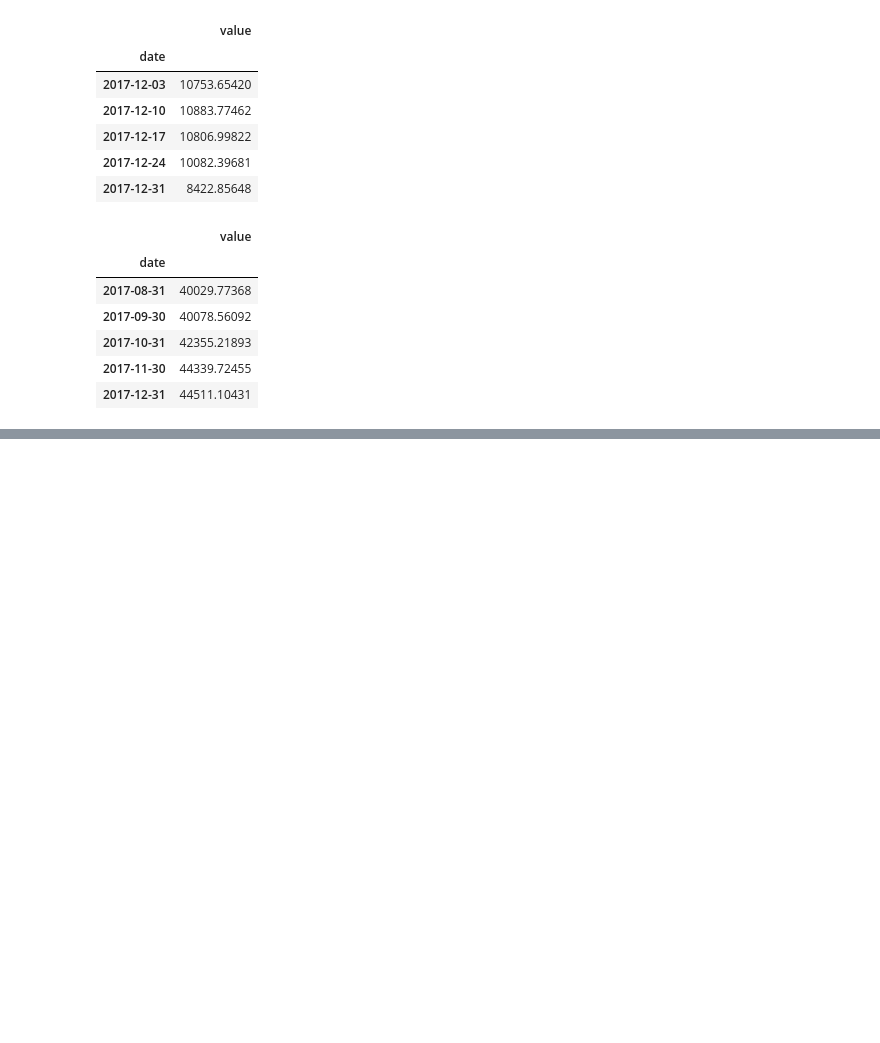
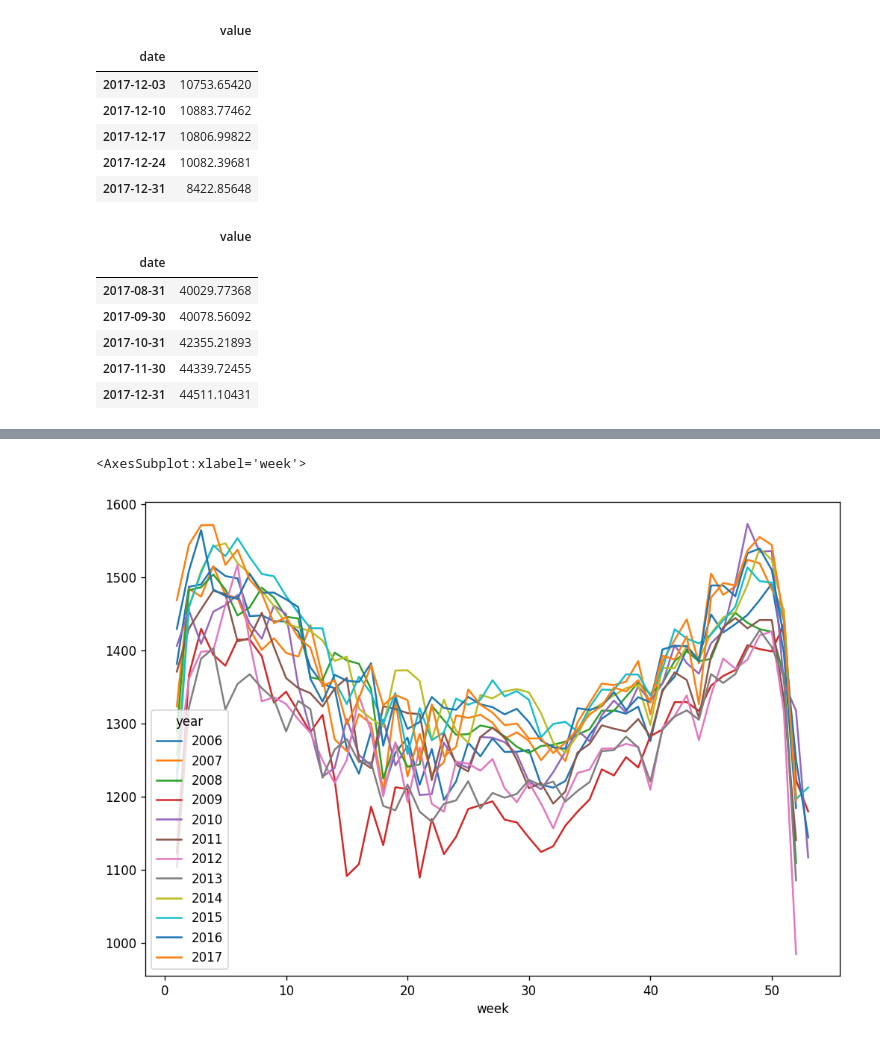
Before and after one commit to wtm695450085/Perfect-Plots__GIP, a Jupyter notebook: Perfect plot Time Series.ipynb, the cells around one changed output, grey strips where cells are left out. Cells and saved outputs as stored; diff of their text form; code cells hidden in the pictures; blank space fills up the shorter version.

```diff
--- a/Perfect plot Time Series.ipynb
+++ b/Perfect plot Time Series.ipynb
@@ -335,0 +433,6 @@ plt.show()
+# %%
+df = pd.read_csv(
+    "/home/wojciech/Perfect-Plots__GIP/Energy.csv",
+    index_col=0, parse_dates=["Date"]
+)
+df.head()
@@ -335,0 +446,7 @@ plt.show()
+# %%
+df['year'] = df['Date'].dt.year
+df['month'] = df['Date'].dt.month
+df['week'] = df['Date'].dt.week
+# %%
+kot3 = pd.pivot_table(df, index= ['week'], columns='year', values= "Consumption", aggfunc= 'mean')
+kot3
@@ -335,0 +476,5 @@ plt.show()
+# %%
+kot3.plot()
+# %% [output]
+<AxesSubplot:xlabel='week'>
+[figure, added]
```
Also changed, not shown: parts of 21 cells of this notebook.
